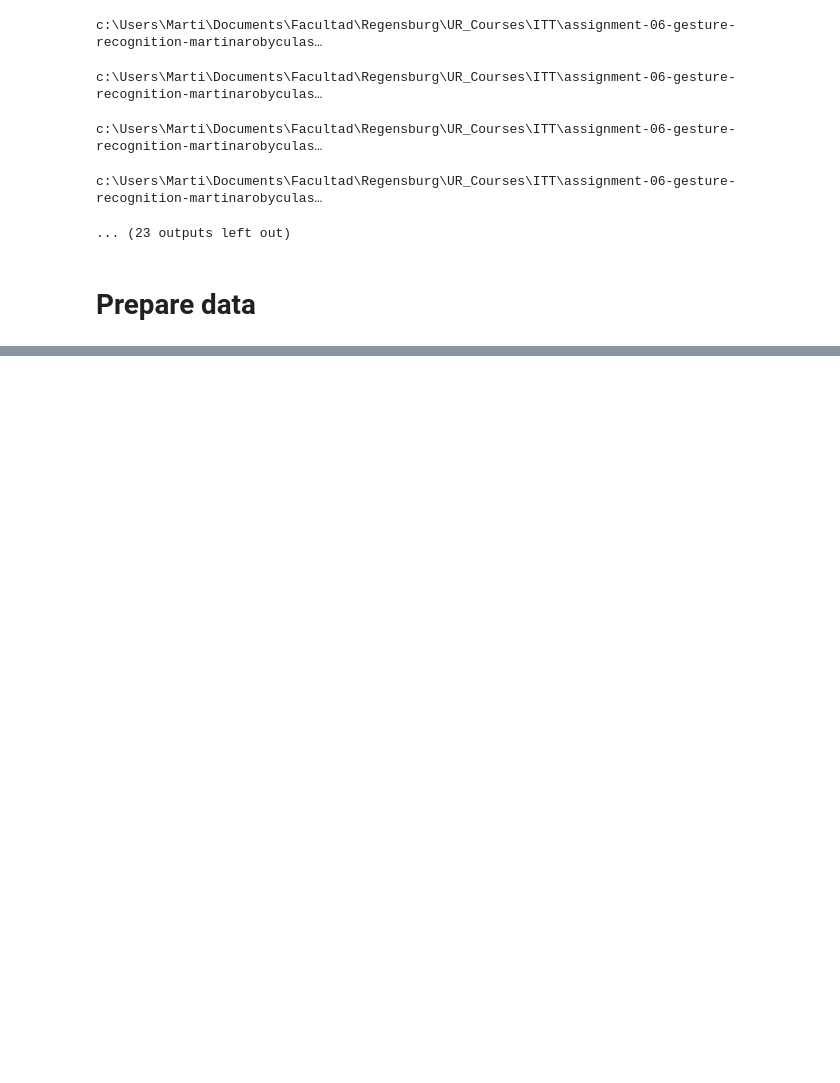
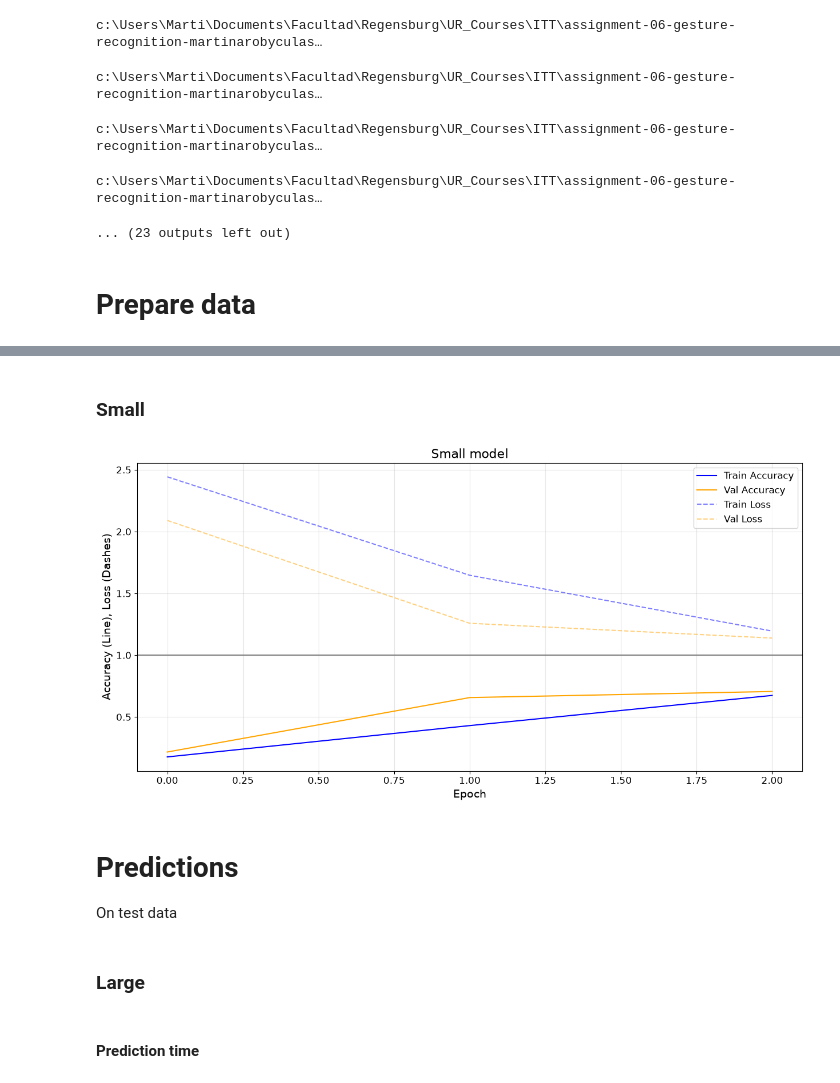
Before and after one commit to ITT-26/assignment-06-gesture-recognition-martinarobyculasso, a Jupyter notebook: task_2/unistroke_gestures.ipynb, the cells around one changed output, grey strips where cells are left out. Drawn from its saved outputs; the diff is of its cells as text; code cells hidden in the pictures; blank space fills up the shorter version.

```diff
--- a/task_2/unistroke_gestures.ipynb
+++ b/task_2/unistroke_gestures.ipynb
@@ -82,0 +345,11 @@ c:\Users\Marti\Documents\Facultad\Regensburg\UR_Courses\ITT\assignment-06-gestur
+# %%
+# train the small model
+history_small = model_small.fit(
+    X_train,
+    y_train,
+    epochs=10,
+    batch_size=32,
+    validation_data=(X_val, y_val),
+    verbose=1,
+    callbacks=[reduce_lr, stop_early]
+)
@@ -82,0 +421,35 @@ c:\Users\Marti\Documents\Facultad\Regensburg\UR_Courses\ITT\assignment-06-gestur
+# %% [markdown]
+### Small
+# %%
+loss = history_small.history['loss']
+val_loss = history_small.history['val_loss']
+accuracy = history_small.history['accuracy']
+val_accuracy = history_small.history['val_accuracy']
+
+fig = plt.figure(figsize=(15, 7))
+ax = plt.gca()
+
+ax.set_xlabel('Epoch', fontsize=14)
+ax.set_ylabel('Accuracy (Line), Loss (Dashes)', fontsize=14)
+ax.tick_params(axis='both', labelsize=12)
+
+ax.axhline(1, color='gray')
+ax.grid(True, alpha=0.3)
+
+plt.plot(accuracy, color='blue', label='Train Accuracy')
+plt.plot(val_accuracy, color='orange', label='Val Accuracy')
+plt.plot(loss, '--', color='blue', alpha=0.5, label='Train Loss')
+plt.plot(val_loss, '--', color='orange', alpha=0.5, label='Val Loss')
+
+plt.title('Small model', fontsize=16)
+plt.legend(fontsize=12)
+plt.show()
+# %% [output]
+[figure, added]
+# %% [markdown]
+# Predictions
+On test data
+# %% [markdown]
+### Large
+# %% [markdown]
+#### Prediction time
```
Also changed, not shown: parts of 47 cells of this notebook.
